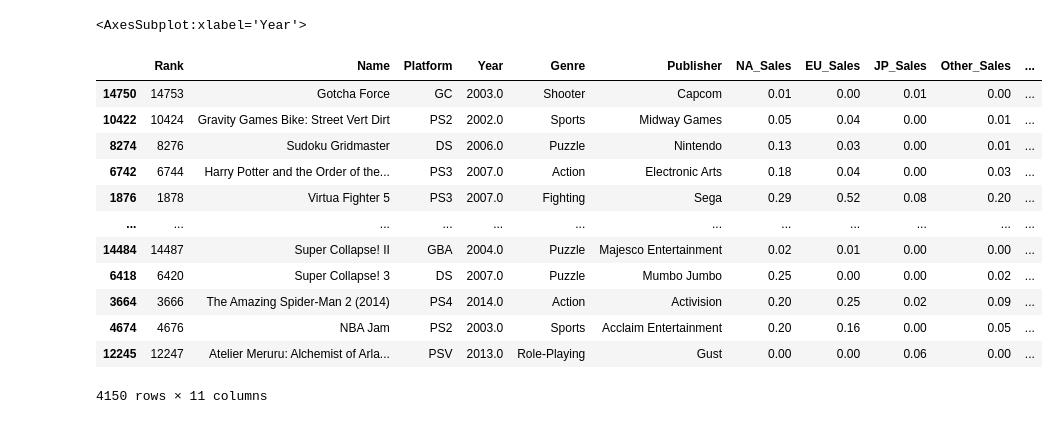
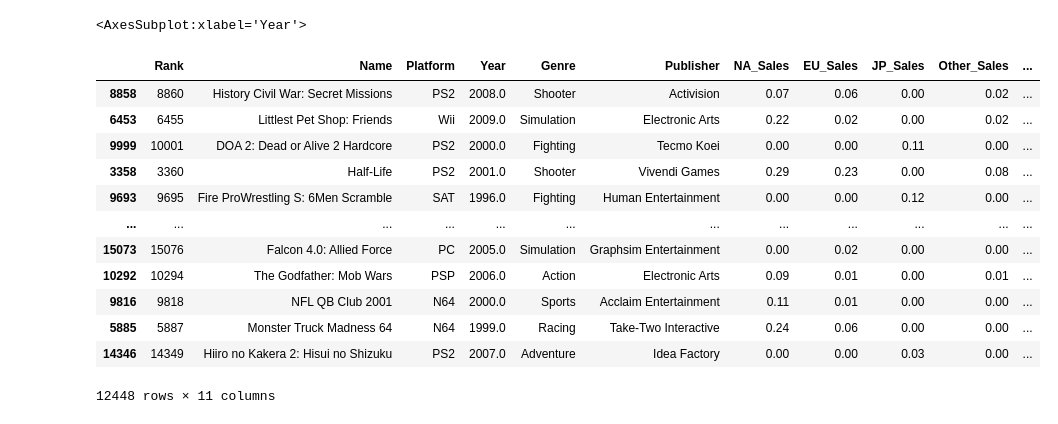
Before and after one commit to s1monFu/VideoGameSalesAnalysis, a Jupyter notebook: Debugging.ipynb, the cells around one changed output. Cells and saved outputs as stored; diff of their text form; code cells hidden in the pictures.

```diff
--- a/Debugging.ipynb
+++ b/Debugging.ipynb
@@ -58,21 +58,21 @@ overtimeSales.plot.line(ax=ax)
 <AxesSubplot:xlabel='Year'>
 # %%
 train,test = train_test_split(vgSales)
-test
+train
 # %% [output]
 |  | Rank | Name | Platform | Year | Genre | Publisher | NA_Sales | EU_Sales | JP_Sales | Other_Sales | ... |
-| 14750 | 14753 | Gotcha Force | GC | 2003.0 | Shooter | Capcom | 0.01 | 0.00 | 0.01 | 0.00 | ... |
-| 10422 | 10424 | Gravity Games Bike: Street Vert Dirt | PS2 | 2002.0 | Sports | Midway Games | 0.05 | 0.04 | 0.00 | 0.01 | ... |
-| 8274 | 8276 | Sudoku Gridmaster | DS | 2006.0 | Puzzle | Nintendo | 0.13 | 0.03 | 0.00 | 0.01 | ... |
-| 6742 | 6744 | Harry Potter and the Order of the... | PS3 | 2007.0 | Action | Electronic Arts | 0.18 | 0.04 | 0.00 | 0.03 | ... |
-| 1876 | 1878 | Virtua Fighter 5 | PS3 | 2007.0 | Fighting | Sega | 0.29 | 0.52 | 0.08 | 0.20 | ... |
+| 8858 | 8860 | History Civil War: Secret Missions | PS2 | 2008.0 | Shooter | Activision | 0.07 | 0.06 | 0.00 | 0.02 | ... |
+| 6453 | 6455 | Littlest Pet Shop: Friends | Wii | 2009.0 | Simulation | Electronic Arts | 0.22 | 0.02 | 0.00 | 0.02 | ... |
+| 9999 | 10001 | DOA 2: Dead or Alive 2 Hardcore | PS2 | 2000.0 | Fighting | Tecmo Koei | 0.00 | 0.00 | 0.11 | 0.00 | ... |
+| 3358 | 3360 | Half-Life | PS2 | 2001.0 | Shooter | Vivendi Games | 0.29 | 0.23 | 0.00 | 0.08 | ... |
+| 9693 | 9695 | Fire ProWrestling S: 6Men Scramble | SAT | 1996.0 | Fighting | Human Entertainment | 0.00 | 0.00 | 0.12 | 0.00 | ... |
 | ... | ... | ... | ... | ... | ... | ... | ... | ... | ... | ... | ... |
-| 14484 | 14487 | Super Collapse! II | GBA | 2004.0 | Puzzle | Majesco Entertainment | 0.02 | 0.01 | 0.00 | 0.00 | ... |
-| 6418 | 6420 | Super Collapse! 3 | DS | 2007.0 | Puzzle | Mumbo Jumbo | 0.25 | 0.00 | 0.00 | 0.02 | ... |
-| 3664 | 3666 | The Amazing Spider-Man 2 (2014) | PS4 | 2014.0 | Action | Activision | 0.20 | 0.25 | 0.02 | 0.09 | ... |
-| 4674 | 4676 | NBA Jam | PS2 | 2003.0 | Sports | Acclaim Entertainment | 0.20 | 0.16 | 0.00 | 0.05 | ... |
-| 12245 | 12247 | Atelier Meruru: Alchemist of Arla... | PSV | 2013.0 | Role-Playing | Gust | 0.00 | 0.00 | 0.06 | 0.00 | ... |
+| 15073 | 15076 | Falcon 4.0: Allied Force | PC | 2005.0 | Simulation | Graphsim Entertainment | 0.00 | 0.02 | 0.00 | 0.00 | ... |
+| 10292 | 10294 | The Godfather: Mob Wars | PSP | 2006.0 | Action | Electronic Arts | 0.09 | 0.01 | 0.00 | 0.01 | ... |
+| 9816 | 9818 | NFL QB Club 2001 | N64 | 2000.0 | Sports | Acclaim Entertainment | 0.11 | 0.01 | 0.00 | 0.00 | ... |
+| 5885 | 5887 | Monster Truck Madness 64 | N64 | 1999.0 | Racing | Take-Two Interactive | 0.24 | 0.06 | 0.00 | 0.00 | ... |
+| 14346 | 14349 | Hiiro no Kakera 2: Hisui no Shizuku | PS2 | 2007.0 | Adventure | Idea Factory | 0.00 | 0.00 | 0.03 | 0.00 | ... |
-4150 rows × 11 columns
+12448 rows × 11 columns
 # %%
 model = Pipeline([
     ("transformer",make_column_transformer((OneHotEncoder(),["Genre"]))),
```
Also changed, not shown: parts of 3 cells of this notebook, 1 other file.
